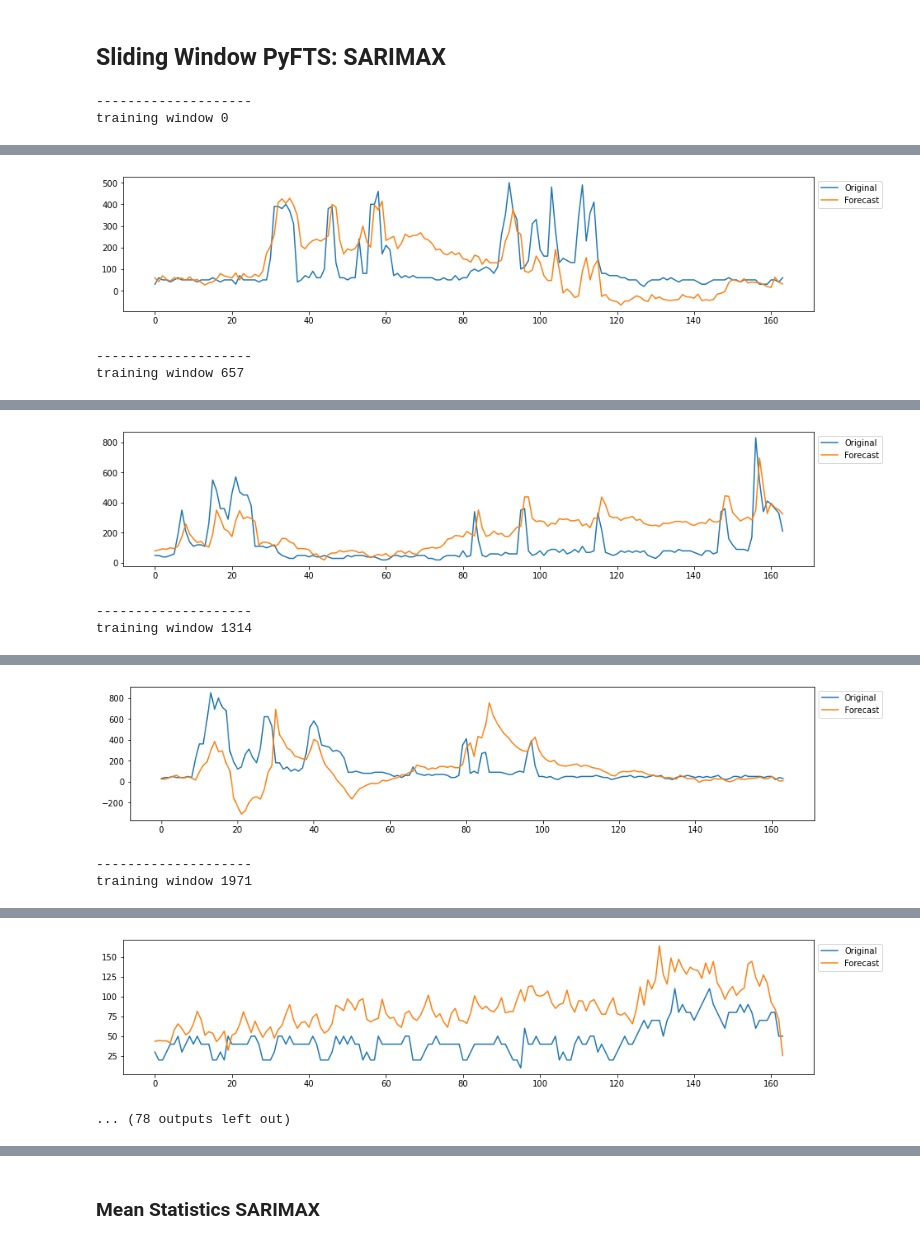
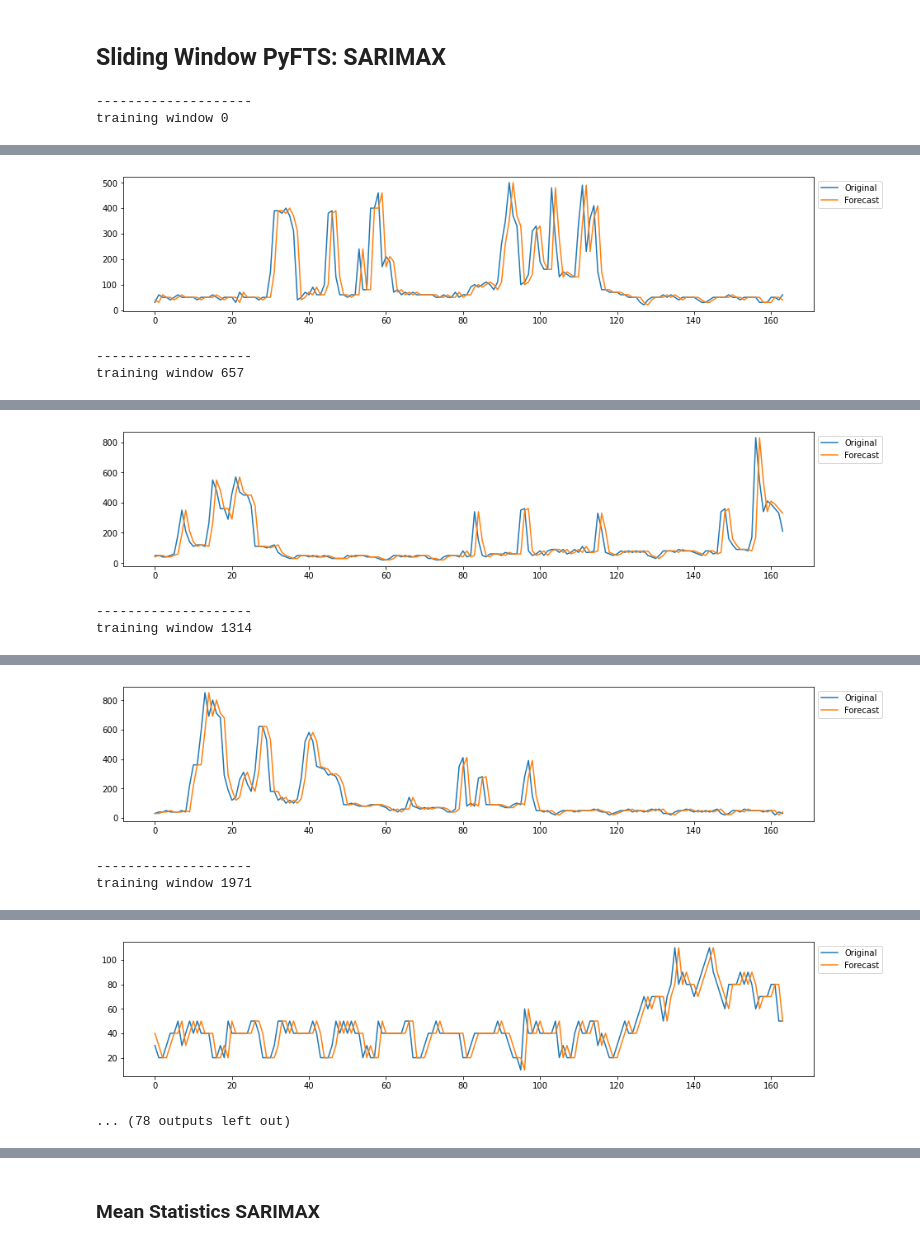
Before and after one commit to MatheusCascalho/Appliance-Energy-Prediction, a Jupyter notebook: notebooks/experimentos_artigo/artigo_appliances/SARIMAX.ipynb, the cells around one changed output, grey strips where cells are left out. Saved outputs shown, nothing was run; the diff lists cells and outputs as text; code cells hidden in the pictures.

```diff
--- a/notebooks/experimentos_artigo/artigo_appliances/SARIMAX.ipynb
+++ b/notebooks/experimentos_artigo/artigo_appliances/SARIMAX.ipynb
@@ -124,5 +88,5 @@ scaled_data.head()
 # %%
-values = reframed.values
+values = data.values
 train_size=int(len(values)*0.75)
 test_size = int(len(values)) - train_size
 print(test_size)
@@ -248,11 +247,11 @@ Warnings:
 #order=(1,0,1), seasonal_order=(1,1,2,7),
 
 from statsmodels.tsa.statespace.sarimax import SARIMAX
-model= SARIMAX(train_y,
+model= SARIMAX(endog=train_y,
  exog=train_X,
- order=(2,0,2),
+ order=(1,0,1),
  seasonal_order=(1,1,2,7),
  enforce_invertibility=False,
  enforce_stationarity=False)
 # %%
-results = model.fit()
+results = model.fit(disp=True)
@@ -297,8 +331,8 @@ plt.show()
 # %%
 def train_sarimax(endog, exog, order, seasonal_order):
     model=sm.tsa.SARIMAX(endog = endog, exog = exog,
-                         order=(0,0,1),
-                         seasonal_order=(0,1,2,12),
+                          order=(1,0,1),
+                          seasonal_order=(1,1,2,7),
                          enforce_invertibility=False,
                          enforce_stationarity=False)
     sarimax = model.fit()
@@ -339,10 +373,10 @@ result = {
      "smape": []
 }
 
-tam = len(scaled_data)
+tam = len(data)
 n_windows = 30
 windows_length = math.floor(tam / n_windows)
-for ct, ttrain, ttest in Util.sliding_window(scaled_data, windows_length, 0.75, inc=1):
+for ct, ttrain, ttest in Util.sliding_window(data, windows_length, 0.75, inc=1):
     if len(ttest) > 0:
 
         start = len(ttrain)
@@ -350,14 +384,14 @@ for ct, ttrain, ttest in Util.sliding_window(scaled_data, windows_length, 0.75,
 
         print('-' * 20)
         print(f'training window {(ct)}')
-        model = train_sarimax(ttrain.loc[:,'Appliances_t+1'], ttrain.loc[:,'Appliances':'Tdewpoint'], [0,0,1], [1,1,2,7])
-        yhat = test_sarimax(model, start, end, ttest.loc[:,'Appliances':'Tdewpoint'])
+        model = train_sarimax(ttrain.loc[:,'Appliances(t-1)'], ttrain.loc[:,'Appliances(t-1)':'Tdewpoint(t-1)'], [0,0,1], [1,1,2,7])
+        yhat = test_sarimax(model, start, end, ttest.loc[:,'Appliances(t-1)':'Tdewpoint(t-1)'])
 
         print("[{0: %H:%M:%S}]".format(datetime.datetime.now()) + f" getting statistics")
 
-        test_X = ttest.loc[:,'Appliances':'Tdewpoint'].values
+        test_X = ttest.loc[:,'Appliances(t-1)':'Tdewpoint(t-1)'].values
         test_X = test_X.reshape((test_X.shape[0],test_X.shape[1]))
-        test_y = ttest['Appliances_t+1']
+        test_y = ttest['Appliances(t)']
         appliances,forecast = transform_original(test_X,test_y.values,yhat.values)
 
         rmse = Measures.rmse(appliances,forecast)
@@ -377,3 +411,3 @@ training window 0
-[figure, old version]
+[figure, new version]
 --------------------
 training window 657
@@ -381,3 +415,3 @@ training window 657
-[figure, old version]
+[figure, new version]
 --------------------
 training window 1314
@@ -385,3 +419,3 @@ training window 1314
-[figure, old version]
+[figure, new version]
 --------------------
 training window 1971
@@ -389,4 +423,4 @@ training window 1971
-[figure, old version]
+[figure, new version]
 ... (78 outputs left out)
 # %%
 measures
```
Also changed, not shown: parts of 28 cells of this notebook, 19 other files.
